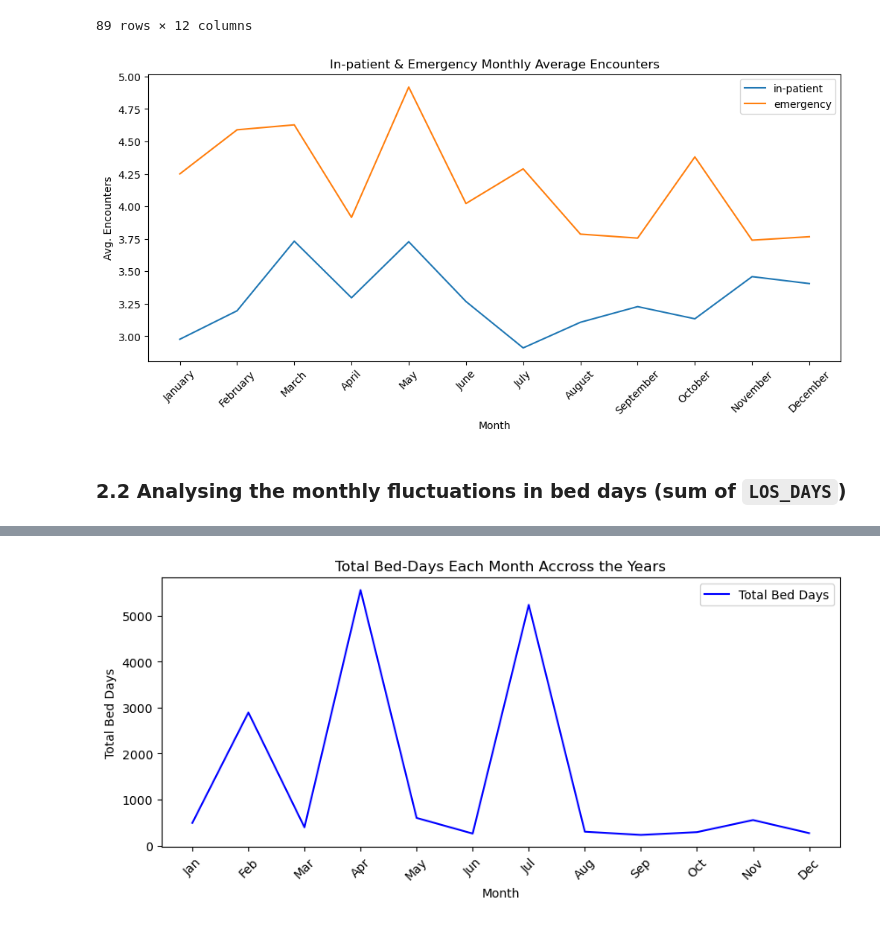
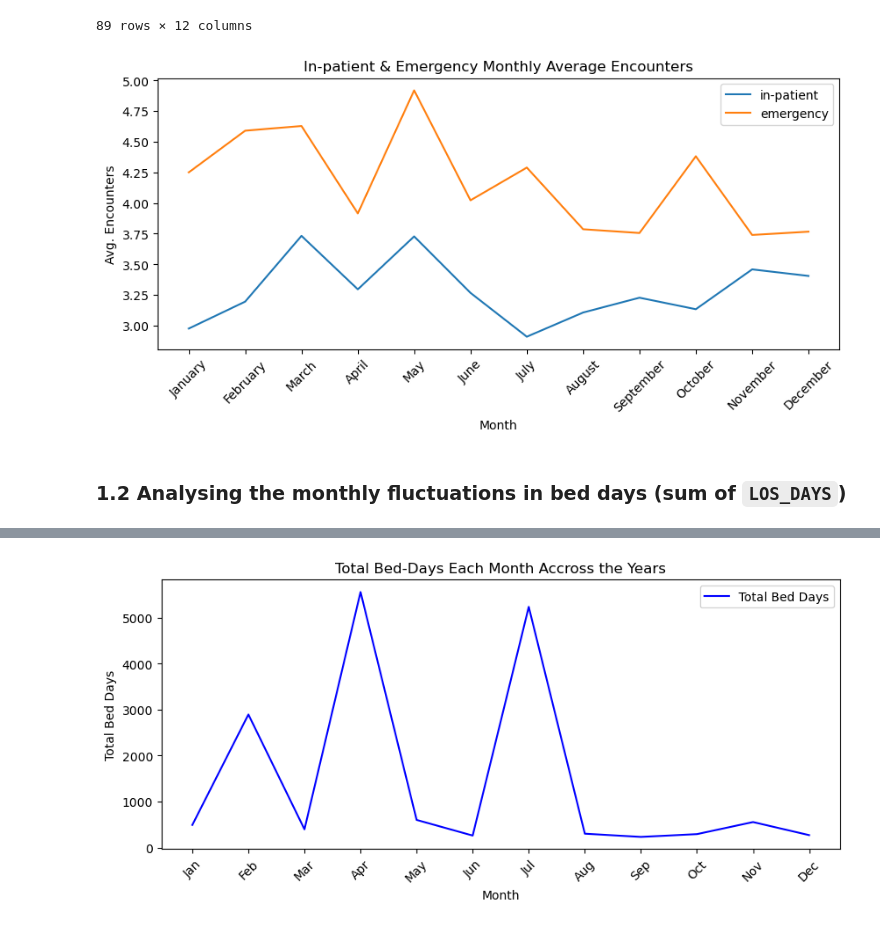
Before and after one commit to kaymighty86/hospital-network-EDA-project, a Jupyter notebook: hospital-encounter-level-data-analysis.ipynb, the cells around one changed output, grey strips where cells are left out. Cells and saved outputs as stored; diff of their text form; code cells hidden in the pictures.

```diff
--- a/hospital-encounter-level-data-analysis.ipynb
+++ b/hospital-encounter-level-data-analysis.ipynb
@@ -304,12 +305,0 @@ total_encounter_monthly = encounter_lvl_df[["MONTH","MONTH_ID"]].value_counts().
-# %%
-x_labels = [name[0] for name in total_encounter_monthly.index]
-x_ticks = [name[1] for name in total_encounter_monthly.index]
-
-plt.figure(figsize=(12,5))
-plt.plot(encounter_lvl_df["MONTH_ID"].value_counts().sort_index())
-plt.ylim(bottom = 4000, top = 6500)
-plt.xticks(ticks = x_ticks, labels=x_labels, rotation = 45)
-plt.xlabel("Month")
-plt.ylabel("Total Encounters")
-plt.title("Total Encounters per Month")
-plt.show()
@@ -388,19 +378,19 @@ emergency_pivot
 | 2021 | 14.0 | 12.0 | 9.0 | 11.0 | 15.0 | 17.0 | 8.0 | 10.0 | 13.0 | 13.0 | 9.0 | ... |
 89 rows × 12 columns
 # %%
-plt.figure(figsize=(12,5))
+plt.figure(figsize=(10,4))
 sns.lineplot(inpatient_pivot.mean(), label="in-patient")
 sns.lineplot(emergency_pivot.mean(), label="emergency")
 plt.xticks(ticks = x_ticks, labels=x_labels, rotation = 45)
 plt.xlabel("Month")
 plt.ylabel("Avg. Encounters")
 plt.title("In-patient & Emergency Monthly Average Encounters")
 plt.legend()
 plt.show()
 # %% [output]
-[figure, old version]
+[figure, new version]
 # %% [markdown]
-### 2.2 Analysing the monthly fluctuations in bed days (sum of `LOS_DAYS`)
+### 1.2 Analysing the monthly fluctuations in bed days (sum of `LOS_DAYS`)
 # %%
 los_df = encounter_lvl_df[["YEAR","MONTH_ID","LOS_DAYS"]]
 los_pivot = los_df.pivot_table(index="YEAR", columns=["MONTH_ID"], values="LOS_DAYS", aggfunc="sum")
```
Also changed, not shown: parts of 48 cells of this notebook.
